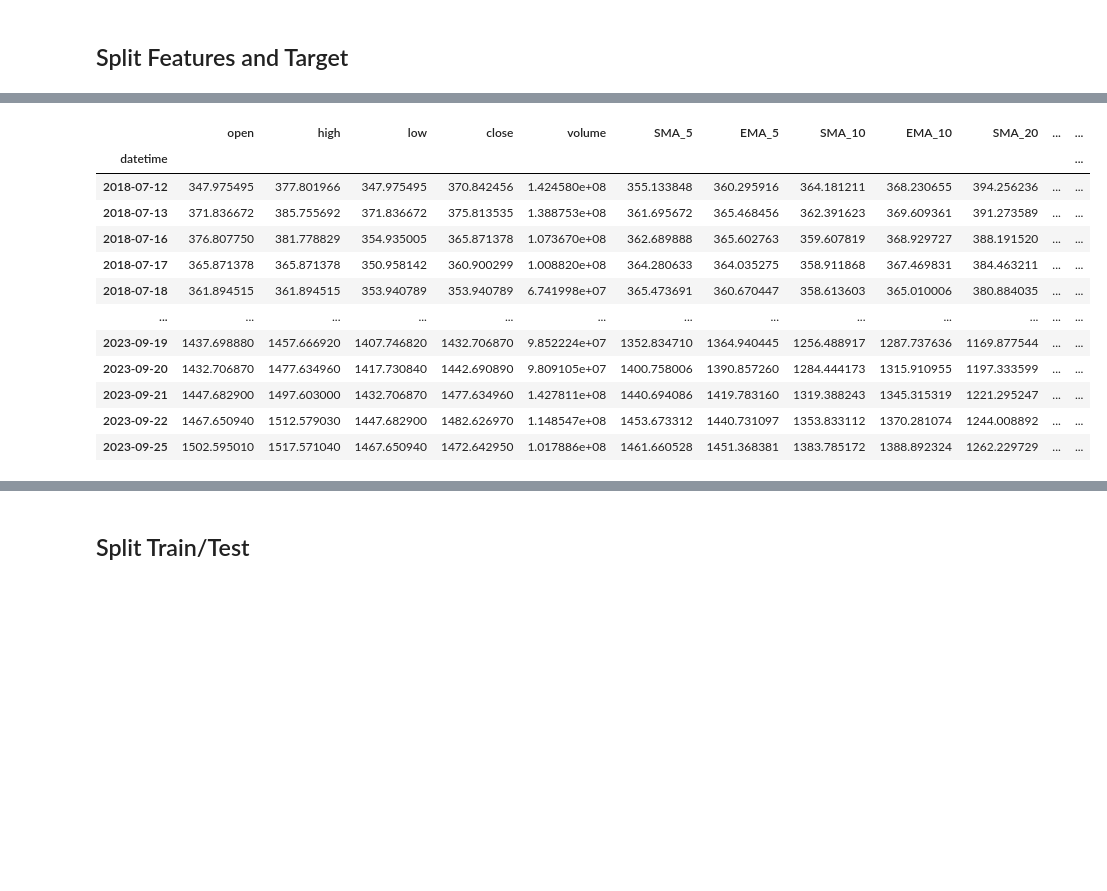
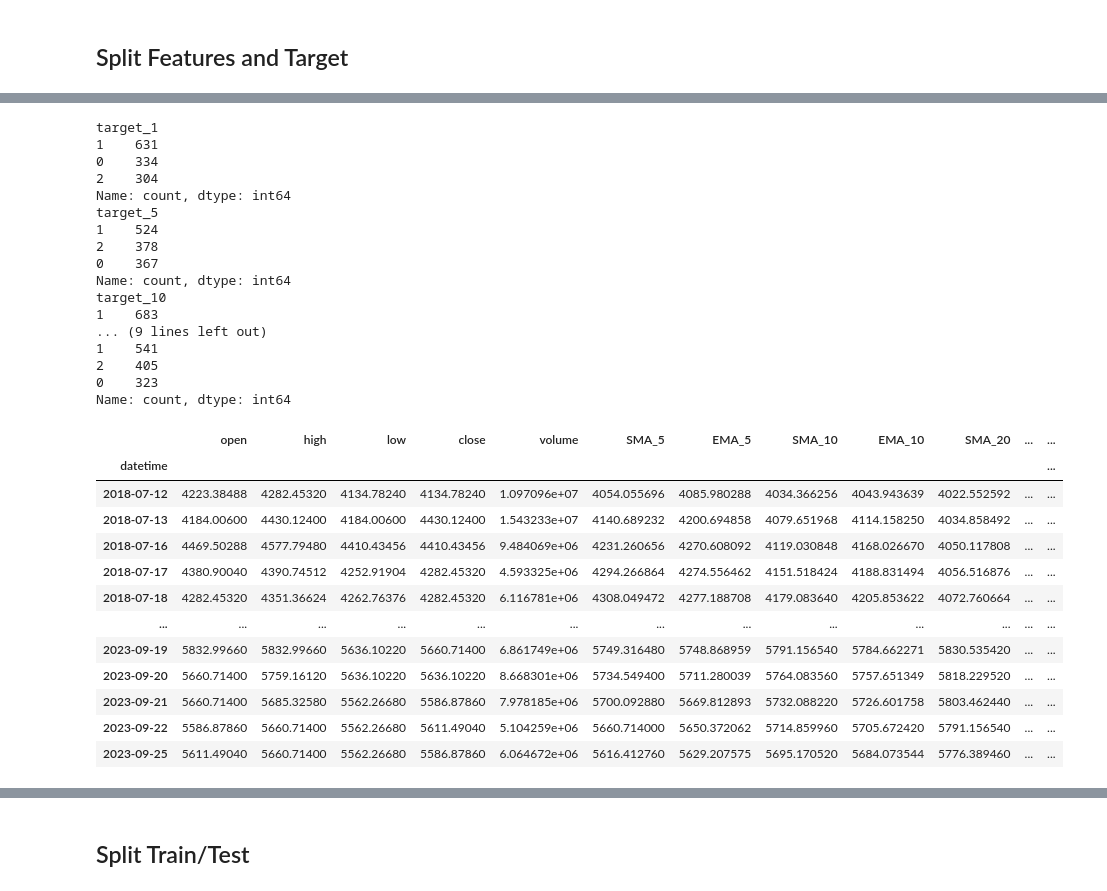
Before and after one commit to hufahamdika/Riset-Saham, a Jupyter notebook: 5025201197_code.ipynb, the cells around one changed output, grey strips where cells are left out. Cells and saved outputs as stored; diff of their text form; code cells hidden in the pictures; blank space fills up the shorter version.

```diff
--- a/5025201197_code.ipynb
+++ b/5025201197_code.ipynb
@@ -511,3 +486,9 @@ temp.to_csv('Labelled News Data\Labelled_News_All.csv')
 # Data Fusion of Historical and News Sentiment
 # %% [markdown]
 ## Merging with Outer
+# %%
+EMITEN = 'TLKM'
+news_data = pd.read_csv(f'Labelled News Data\Labelled_News_{EMITEN}.csv')
+news_data.drop(news_data.columns[0], axis=1, inplace=True)
+stock_data = pd.read_csv(f'Labelled Stock Data\Labelled_Stock_{EMITEN}.csv')
+stock_data.head()
@@ -517,5 +506,4 @@ news_data.rename(columns={"published date": "datetime"}, inplace=True)
 
 # conform data type
 news_data['datetime'] = news_data['datetime'].apply(lambda x: datetime.strptime(x, "%Y-%m-%d"))
-stock_data["datetime"] = stock_data["datetime"].apply(lambda x: x.replace(hour=00, minute=00))
-stock_data
+stock_data['datetime'] = stock_data['datetime'].apply(lambda x: datetime.strptime(x, "%Y-%m-%d "))
@@ -701,11 +670,27 @@ le = LabelEncoder()
 le.classes_ = np.array(["negative", "no sentiment", "mixed", "positive"])
 merge_data["sentiment"] = le.transform(merge_data["sentiment"]) - 1
 
-le.classes_ = np.array(["sell", "buy"])
-merge_data['target_10'] = le.transform(merge_data['target_10'])
+merge_data = merge_data.iloc[:-50]
+target_columns = ['target_1',
+                  'target_5',
+                  'target_10',
+                  'target_20',
+                  'target_50']
+le.classes_ = np.array(["sell", "hold", "buy"])
+for col in target_columns:
+    merge_data.loc[:, col] = le.transform(merge_data.loc[:, col])
 
-merge_data
+try:
+    os.makedirs(f"Data Fusion of Historical and Sentiment")
+except Exception:
+    pass
+merge_data.to_csv(f"Data Fusion of Historical and Sentiment\Fusion_Data_{EMITEN}.csv", index=False)
 # %% [markdown]
 # Modelling
 # %% [markdown]
 ## Split Features and Target
+# %%
+EMITEN = 'INCO'
+TARGET_DAY = 20
+fusion_data = pd.read_csv(f'Data Fusion of Historical and Sentiment\Fusion_Data_{EMITEN}.csv')
+fusion_data
@@ -712,27 +711,50 @@ merge_data
 # %%
-x = merge_data.copy()
-y = x[['target_10']]
+x = fusion_data.copy()
+target_columns = ['target_1',
+                  'target_5',
+                  'target_10',
+                  'target_20',
+                  'target_50']
+y = x[target_columns]
 
 x.drop([
         'symbol',
         ], axis=1, inplace=True)
 
-for col in y.columns:
+for col in target_columns:
+    print(x[col].value_counts())
     x.drop([col], axis=1, inplace=True)
 
 x.set_index("datetime", inplace=True)
 x
 # %% [output]
+target_1
+1    631
+0    334
+2    304
+Name: count, dtype: int64
+target_5
+1    524
+2    378
+0    367
+Name: count, dtype: int64
+target_10
+1    683
+... (9 lines left out)
+1    541
+2    405
+0    323
+Name: count, dtype: int64
 |  | open | high | low | close | volume | SMA_5 | EMA_5 | SMA_10 | EMA_10 | SMA_20 | ... | ... |
 | datetime |  |  |  |  |  |  |  |  |  |  |  | ... |
-| 2018-07-12 | 347.975495 | 377.801966 | 347.975495 | 370.842456 | 1.424580e+08 | 355.133848 | 360.295916 | 364.181211 | 368.230655 | 394.256236 | ... | ... |
-| 2018-07-13 | 371.836672 | 385.755692 | 371.836672 | 375.813535 | 1.388753e+08 | 361.695672 | 365.468456 | 362.391623 | 369.609361 | 391.273589 | ... | ... |
-| 2018-07-16 | 376.807750 | 381.778829 | 354.935005 | 365.871378 | 1.073670e+08 | 362.689888 | 365.602763 | 359.607819 | 368.929727 | 388.191520 | ... | ... |
-| 2018-07-17 | 365.871378 | 365.871378 | 350.958142 | 360.900299 | 1.008820e+08 | 364.280633 | 364.035275 | 358.911868 | 367.469831 | 384.463211 | ... | ... |
-| 2018-07-18 | 361.894515 | 361.894515 | 353.940789 | 353.940789 | 6.741998e+07 | 365.473691 | 360.670447 | 358.613603 | 365.010006 | 380.884035 | ... | ... |
+| 2018-07-12 | 4223.38488 | 4282.45320 | 4134.78240 | 4134.78240 | 1.097096e+07 | 4054.055696 | 4085.980288 | 4034.366256 | 4043.943639 | 4022.552592 | ... | ... |
+| 2018-07-13 | 4184.00600 | 4430.12400 | 4184.00600 | 4430.12400 | 1.543233e+07 | 4140.689232 | 4200.694858 | 4079.651968 | 4114.158250 | 4034.858492 | ... | ... |
+| 2018-07-16 | 4469.50288 | 4577.79480 | 4410.43456 | 4410.43456 | 9.484069e+06 | 4231.260656 | 4270.608092 | 4119.030848 | 4168.026670 | 4050.117808 | ... | ... |
+| 2018-07-17 | 4380.90040 | 4390.74512 | 4252.91904 | 4282.45320 | 4.593325e+06 | 4294.266864 | 4274.556462 | 4151.518424 | 4188.831494 | 4056.516876 | ... | ... |
+| 2018-07-18 | 4282.45320 | 4351.36624 | 4262.76376 | 4282.45320 | 6.116781e+06 | 4308.049472 | 4277.188708 | 4179.083640 | 4205.853622 | 4072.760664 | ... | ... |
 | ... | ... | ... | ... | ... | ... | ... | ... | ... | ... | ... | ... | ... |
-| 2023-09-19 | 1437.698880 | 1457.666920 | 1407.746820 | 1432.706870 | 9.852224e+07 | 1352.834710 | 1364.940445 | 1256.488917 | 1287.737636 | 1169.877544 | ... | ... |
-| 2023-09-20 | 1432.706870 | 1477.634960 | 1417.730840 | 1442.690890 | 9.809105e+07 | 1400.758006 | 1390.857260 | 1284.444173 | 1315.910955 | 1197.333599 | ... | ... |
-| 2023-09-21 | 1447.682900 | 1497.603000 | 1432.706870 | 1477.634960 | 1.427811e+08 | 1440.694086 | 1419.783160 | 1319.388243 | 1345.315319 | 1221.295247 | ... | ... |
-| 2023-09-22 | 1467.650940 | 1512.579030 | 1447.682900 | 1482.626970 | 1.148547e+08 | 1453.673312 | 1440.731097 | 1353.833112 | 1370.281074 | 1244.008892 | ... | ... |
-| 2023-09-25 | 1502.595010 | 1517.571040 | 1467.650940 | 1472.642950 | 1.017886e+08 | 1461.660528 | 1451.368381 | 1383.785172 | 1388.892324 | 1262.229729 | ... | ... |
+| 2023-09-19 | 5832.99660 | 5832.99660 | 5636.10220 | 5660.71400 | 6.861749e+06 | 5749.316480 | 5748.868959 | 5791.156540 | 5784.662271 | 5830.535420 | ... | ... |
+| 2023-09-20 | 5660.71400 | 5759.16120 | 5636.10220 | 5636.10220 | 8.668301e+06 | 5734.549400 | 5711.280039 | 5764.083560 | 5757.651349 | 5818.229520 | ... | ... |
+| 2023-09-21 | 5660.71400 | 5685.32580 | 5562.26680 | 5586.87860 | 7.978185e+06 | 5700.092880 | 5669.812893 | 5732.088220 | 5726.601758 | 5803.462440 | ... | ... |
+| 2023-09-22 | 5586.87860 | 5660.71400 | 5562.26680 | 5611.49040 | 5.104259e+06 | 5660.714000 | 5650.372062 | 5714.859960 | 5705.672420 | 5791.156540 | ... | ... |
+| 2023-09-25 | 5611.49040 | 5660.71400 | 5562.26680 | 5586.87860 | 6.064672e+06 | 5616.412760 | 5629.207575 | 5695.170520 | 5684.073544 | 5776.389460 | ... | ... |
```
Also changed, not shown: parts of 39 cells of this notebook.
